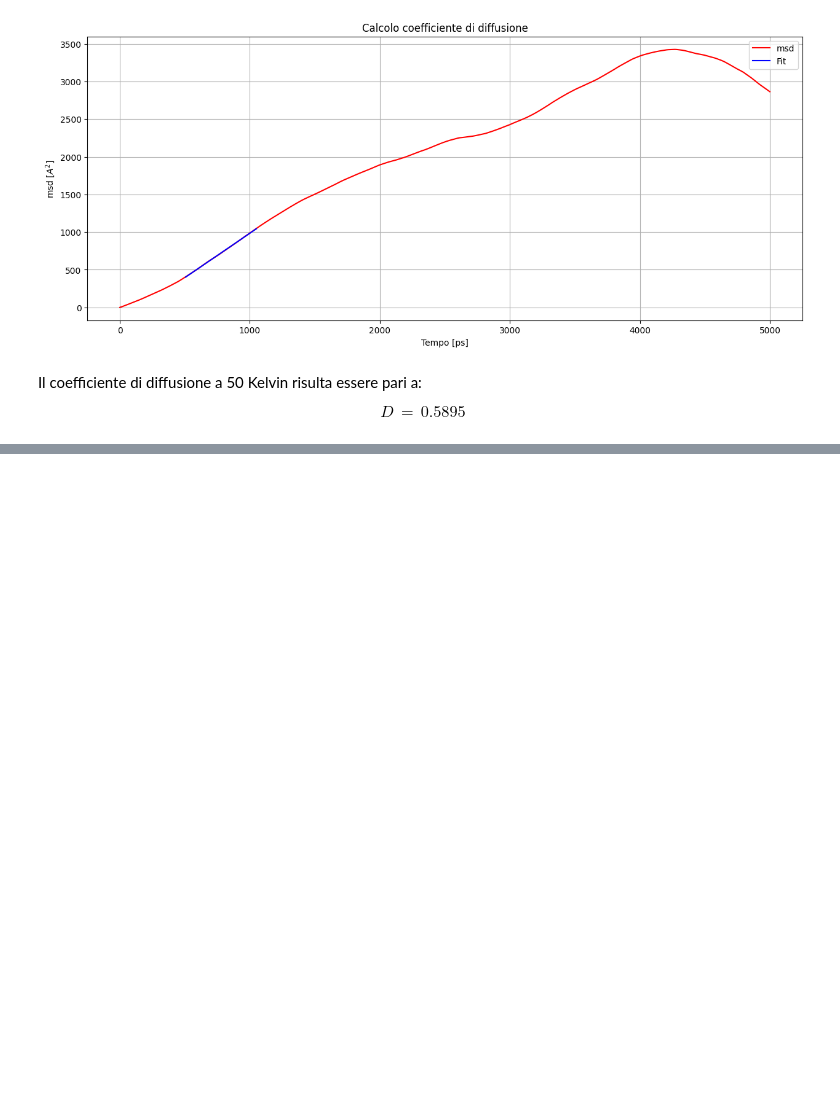
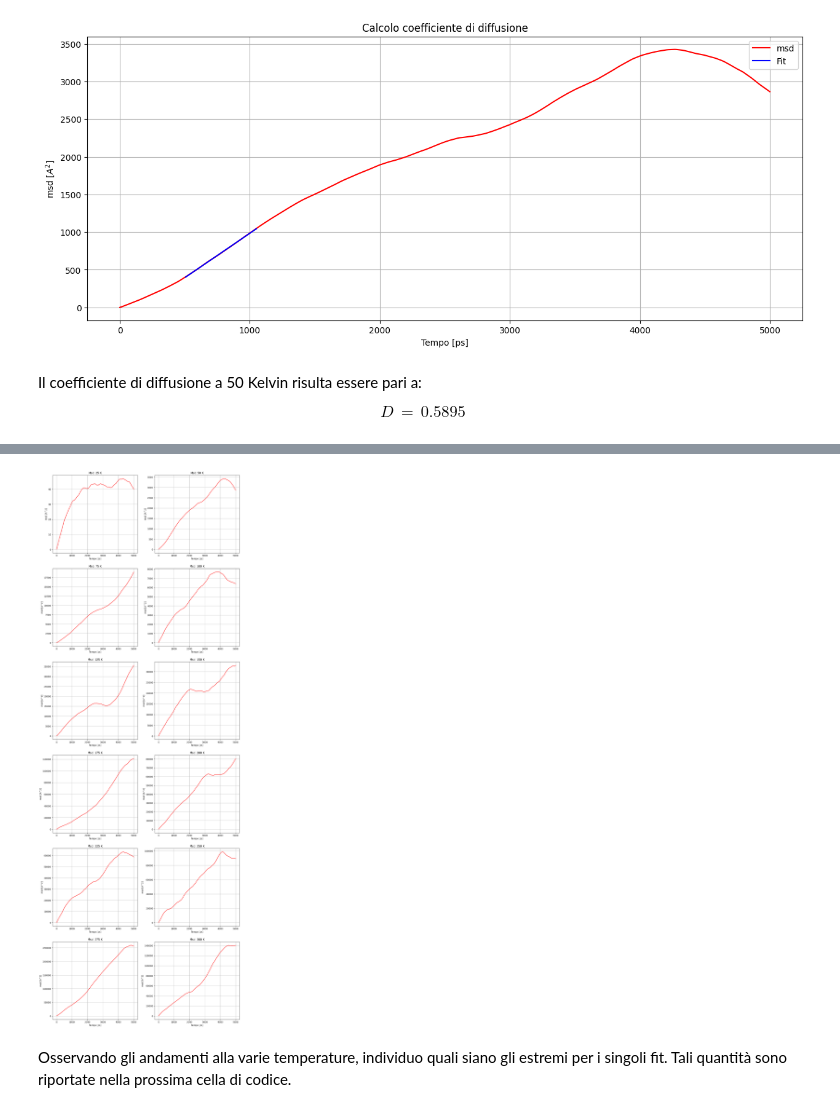
Before and after one commit to Negrini085/Simulazione-di-Materia-Condensata, a Jupyter notebook: Codice4_LM/esercitazione4.ipynb, the cells around one changed output, grey strips where cells are left out. Saved outputs shown, nothing was run; the diff lists cells and outputs as text; code cells hidden in the pictures; blank space fills up the shorter version.

```diff
--- a/Codice4_LM/esercitazione4.ipynb
+++ b/Codice4_LM/esercitazione4.ipynb
@@ -81,0 +92,30 @@ $$
+# %%
+temp = np.array([i for i in range(25, 325, 25)])
+
+
+# Creare una figura con più grafici polari
+fig = plt.figure(figsize=(15, 44))
+
+for i in range(0, 6):
+
+    for j in range(0, 2):
+         #Valori assunti dalla msd
+        msd = np.loadtxt("dipT/msd_py_"+str(temp[2*i+j])+".dat")
+
+
+        ax = fig.add_subplot(6, 2, 2*i+j+1)
+
+        ax.plot(msd[:, 0], msd[:, 1], color = 'red')
+        ax.set_title('Msd: ' + str(temp[2*i+j]) + ' K')
+        ax.set_xlabel('Tempo [ps]')
+        ax.set_ylabel('msd [A^2]')
+        ax.grid(True)
+
+
+
+# Mostrare la figura con i grafici polari multipli
+plt.show()
+# %% [output]
+[figure, added]
+# %% [markdown]
+Osservando gli andamenti alla varie temperature, individuo quali siano gli estremi per i singoli fit. Tali quantità sono riportate nella prossima cella di codice.
```
Also changed, not shown: parts of 5 cells of this notebook, 41 other files.
